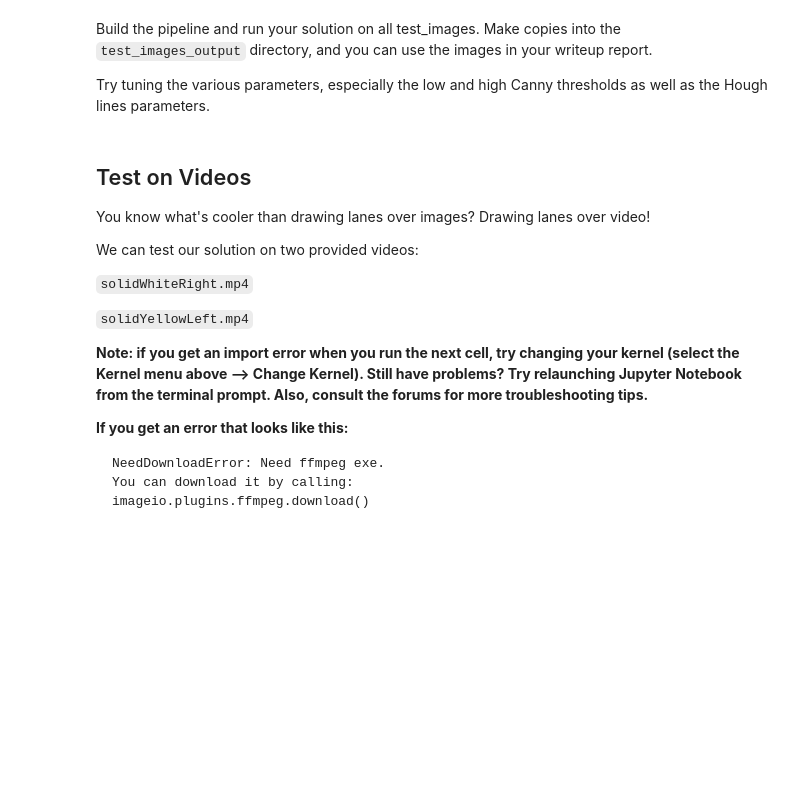
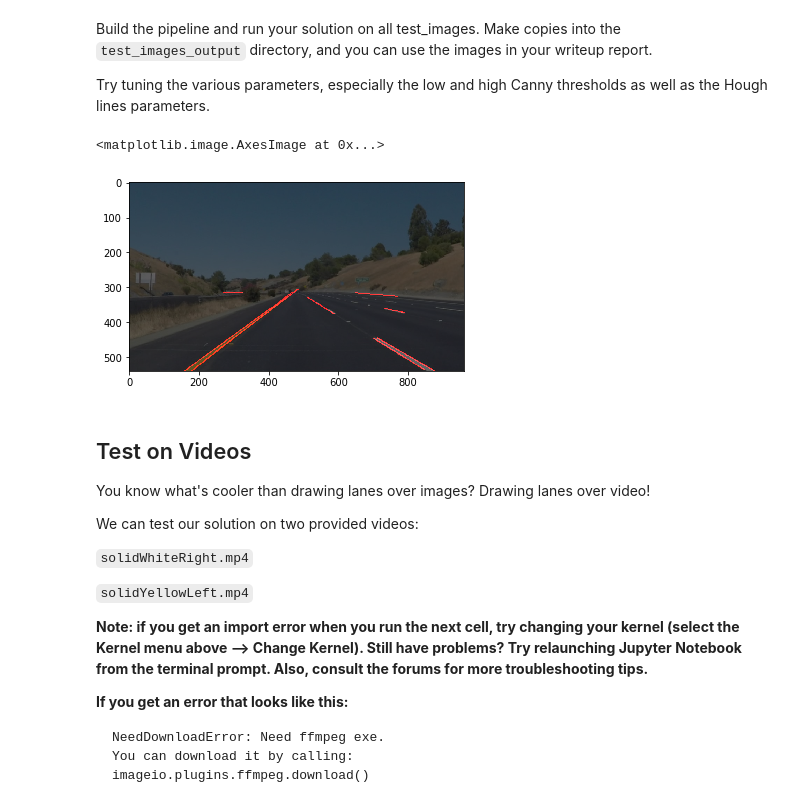
Before and after one commit to manuzagra/finding-lane-lines, a Jupyter notebook: P1.ipynb, the cells around one changed output. Saved outputs shown, nothing was run; the diff lists cells and outputs as text; code cells hidden in the pictures; blank space fills up the shorter version.

Commit message:
basic pipeline created

```diff
--- a/P1.ipynb
+++ b/P1.ipynb
@@ -193,11 +193,54 @@ os.listdir("test_images/")
 Build the pipeline and run your solution on all test_images. Make copies into the `test_images_output` directory, and you can use the images in your writeup report.
 
 Try tuning the various parameters, especially the low and high Canny thresholds as well as the Hough lines parameters.
-# %%
-# TODO: Build your pipeline that will draw lane lines on the test_images
-# then save them to the test_images_output directory.
-def finding_lane_lines(img):
-    return img
+# %%
+# TODO: Build your pipeline that will draw lane lines on the test_images
+# then save them to the test_images_output directory.
+def finding_lane_lines(imgage):
+    # Parameters
+    # Smoothing filter
+    gaussian_kernel_size = 3  # pixels - it must be odd - the bigger the kernel the smoother the image will be
+    # canny detector
+    canny_low_threshold = 150  # for the histeresys function passed to the gradient
+    canny_high_threshold = 220
+    # hough transform
+    hough_rho = 2  # pixels per grid
+    hough_theta = math.pi/180  # degrees per grid
+    hough_threshold = 100  # at least these points in image space need to be associated with each line segment
+    hough_min_line_len = 40 # pixels
+    hough_max_line_gap = 20 # pixels
+
+
+    # Create a copy of the image to work with the copy
+    img = np.copy(image)
+
+    # Convert the image to gray scale
+    img_gray = grayscale(img)
+
+    # Smooth the image convoluting it with a gaussian kernel
+    img_gray_blur = gaussian_blur(img_gray, gaussian_kernel_size)
+
+    # Calculate the edges using canny function
+    img_gray_blur_canny = canny(img_gray_blur, canny_low_threshold, canny_high_threshold)
+
+    # Calculate the Hough transform, look for lines and create an image with the lines
+    img_lines = hough_lines(img_gray_blur_canny, hough_rho, hough_theta, hough_threshold, hough_min_line_len, hough_max_line_gap)
+
+    # Create the vertices of the mask for the ROI
+    vertices = np.array([ [ (img.shape[1], img.shape[0]), (0, img.shape[0]), (img.shape[1]*1/4, img.shape[0]/2), (img.shape[1]*3/4, img.shape[0]/2)] ], np.int32)
+
+    # Mask the image
+    img_lines_roi = region_of_interest(img_lines, vertices)
+
+    return img_lines_roi
+
+
+image = mpimg.imread(os.path.join('test_images', os.listdir("test_images/")[0]))
+processed_image = finding_lane_lines(image)
+plt.imshow(weighted_img(processed_image, image, α=0.4, β=1., γ=0.), cmap='gray')
+# %% [output]
+<matplotlib.image.AxesImage at 0x...>
+[figure, added]
 # %%
 for img in os.listdir("test_images/"):
     image = mpimg.imread(os.path.join('test_images', img))
```
